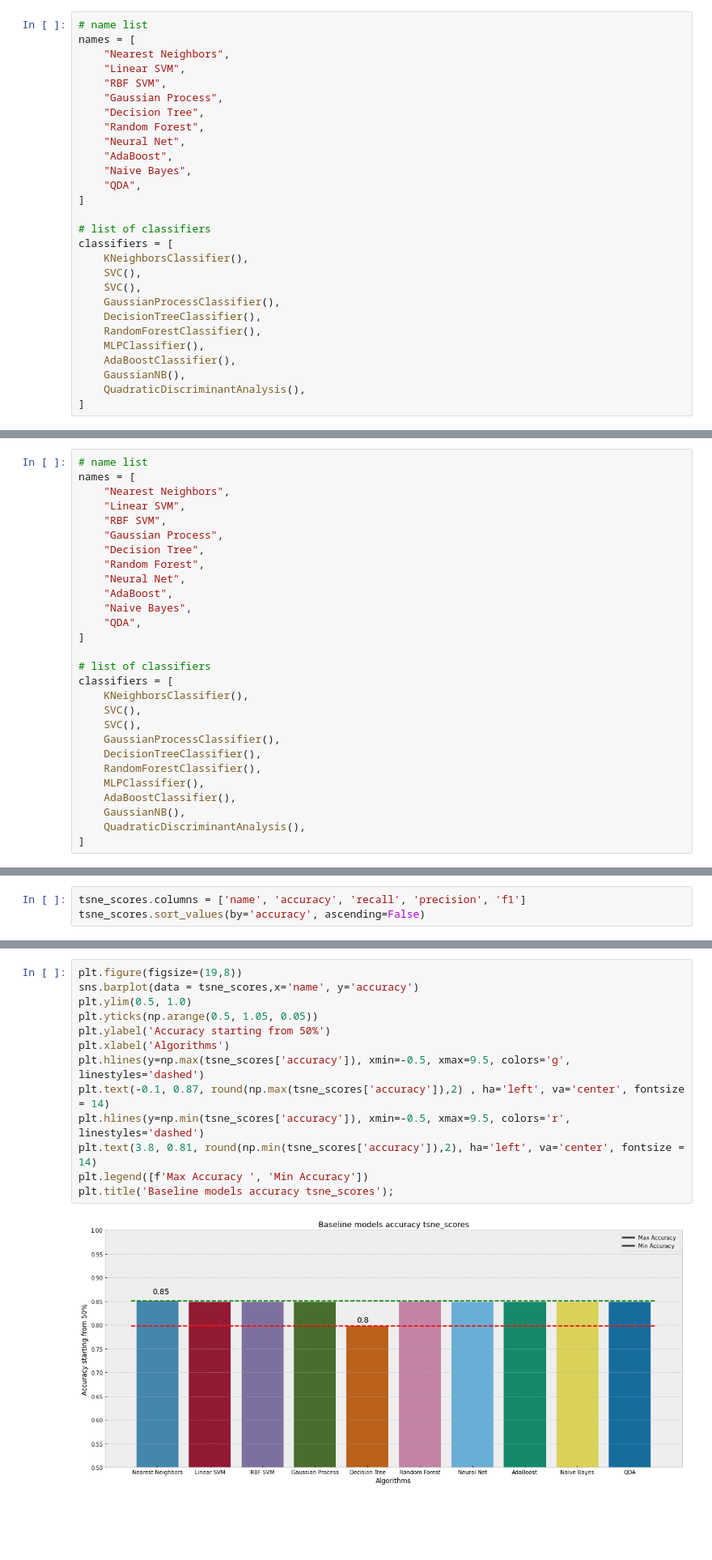
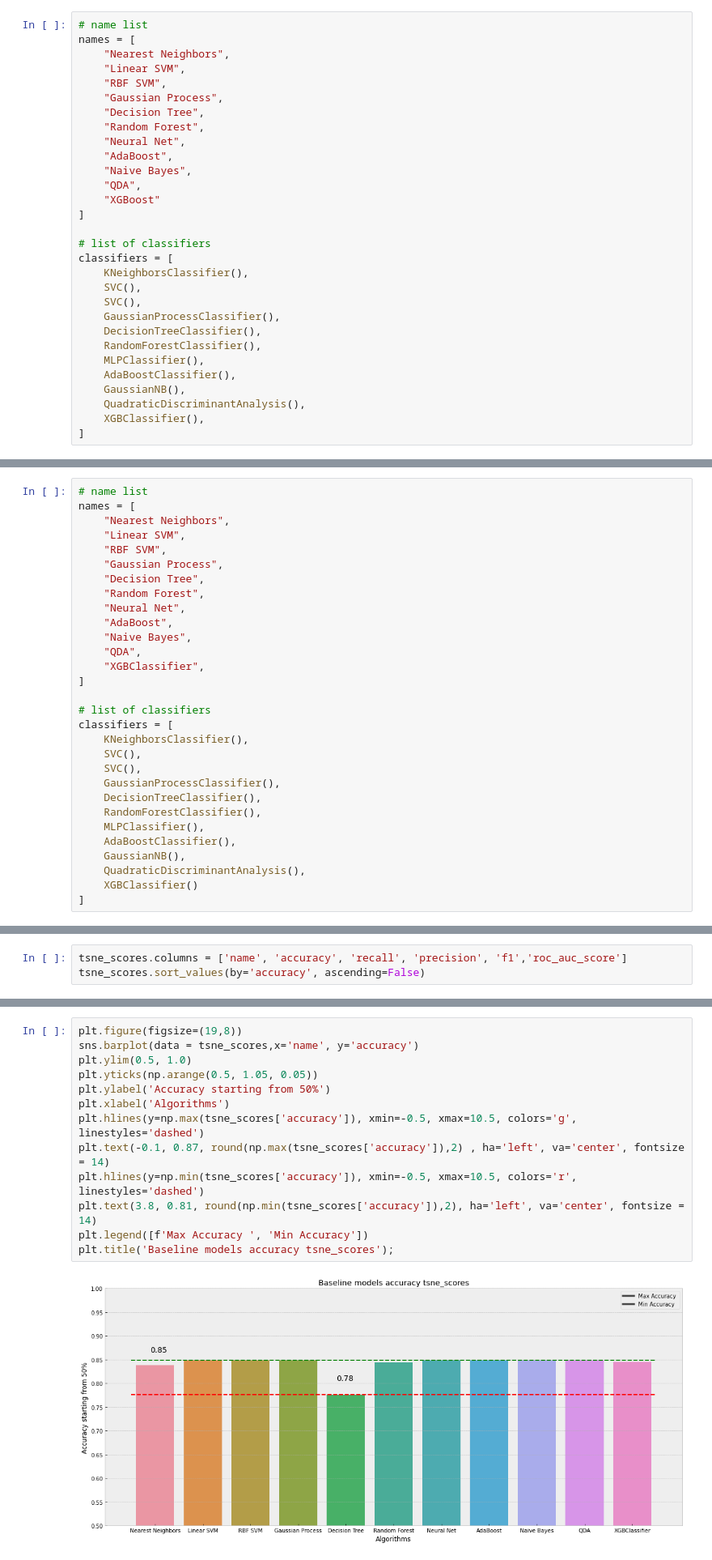
Before and after one commit to CarJung/Churn_exploration, a Jupyter notebook: churn_baseline_models.ipynb, the cells around one changed output, grey strips where cells are left out. Shown at 81% size. Drawn from its saved outputs; the diff is of its cells as text; blank space fills up the shorter version.

```diff
--- a/churn_model.ipynb
+++ b/churn_baseline_models.ipynb
@@ -39,6 +40,7 @@ names = [
     "AdaBoost",
     "Naive Bayes",
     "QDA",
+    "XGBoost"
 ]
 
 # list of classifiers
@@ -53,6 +55,7 @@ classifiers = [
     AdaBoostClassifier(),
     GaussianNB(),
     QuadraticDiscriminantAnalysis(),
+    XGBClassifier(),
 ]
 # %%
 from sklearn.metrics import f1_score
@@ -396,6 +407,7 @@ names = [
     "AdaBoost",
     "Naive Bayes",
     "QDA",
+    "XGBClassifier",
 ]
 
 # list of classifiers
@@ -410,6 +422,7 @@ classifiers = [
     AdaBoostClassifier(),
     GaussianNB(),
     QuadraticDiscriminantAnalysis(),
+    XGBClassifier()
 ]
 # %%
 tsne_trained_alg = []
@@ -426,6 +439,6 @@ for name, clf in tsne_trained_alg:
 for name, clf in tsne_trained_alg:
     tsne_predictions.append([name, predict(data_xtest_embd, y_test, name, clf)])
 # %%
-tsne_scores.columns = ['name', 'accuracy', 'recall', 'precision', 'f1']
+tsne_scores.columns = ['name', 'accuracy', 'recall', 'precision', 'f1','roc_auc_score']
 tsne_scores.sort_values(by='accuracy', ascending=False)
 # %% [output]
@@ -443,18 +457,18 @@ tsne_scores.sort_values(by='accuracy', ascending=False)
 # %%
 plt.figure(figsize=(19,8))
 sns.barplot(data = tsne_scores,x='name', y='accuracy')
 plt.ylim(0.5, 1.0)
 plt.yticks(np.arange(0.5, 1.05, 0.05))
 plt.ylabel('Accuracy starting from 50%')
 plt.xlabel('Algorithms')
-plt.hlines(y=np.max(tsne_scores['accuracy']), xmin=-0.5, xmax=9.5, colors='g', linestyles='dashed')
+plt.hlines(y=np.max(tsne_scores['accuracy']), xmin=-0.5, xmax=10.5, colors='g', linestyles='dashed')
 plt.text(-0.1, 0.87, round(np.max(tsne_scores['accuracy']),2) , ha='left', va='center', fontsize = 14)
-plt.hlines(y=np.min(tsne_scores['accuracy']), xmin=-0.5, xmax=9.5, colors='r', linestyles='dashed')
+plt.hlines(y=np.min(tsne_scores['accuracy']), xmin=-0.5, xmax=10.5, colors='r', linestyles='dashed')
 plt.text(3.8, 0.81, round(np.min(tsne_scores['accuracy']),2), ha='left', va='center', fontsize = 14)
 plt.legend([f'Max Accuracy ', 'Min Accuracy'])
 plt.title('Baseline models accuracy tsne_scores');
 # %% [output]
-[figure, old version]
+[figure, new version]
 # %%
 plt.figure(figsize=(19,8))
 sns.barplot(data = tsne_scores,x='name', y='precision')
```
Also changed, not shown: parts of 24 cells of this notebook.
